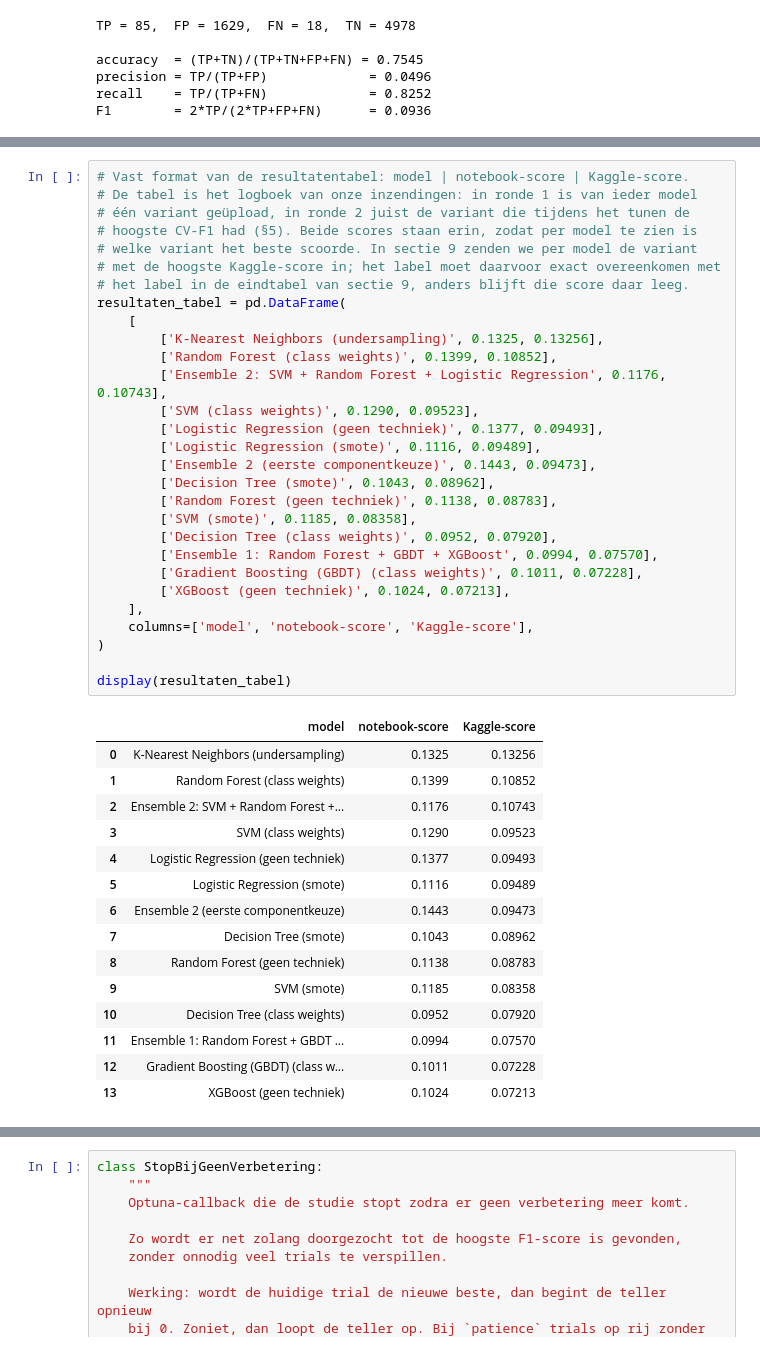
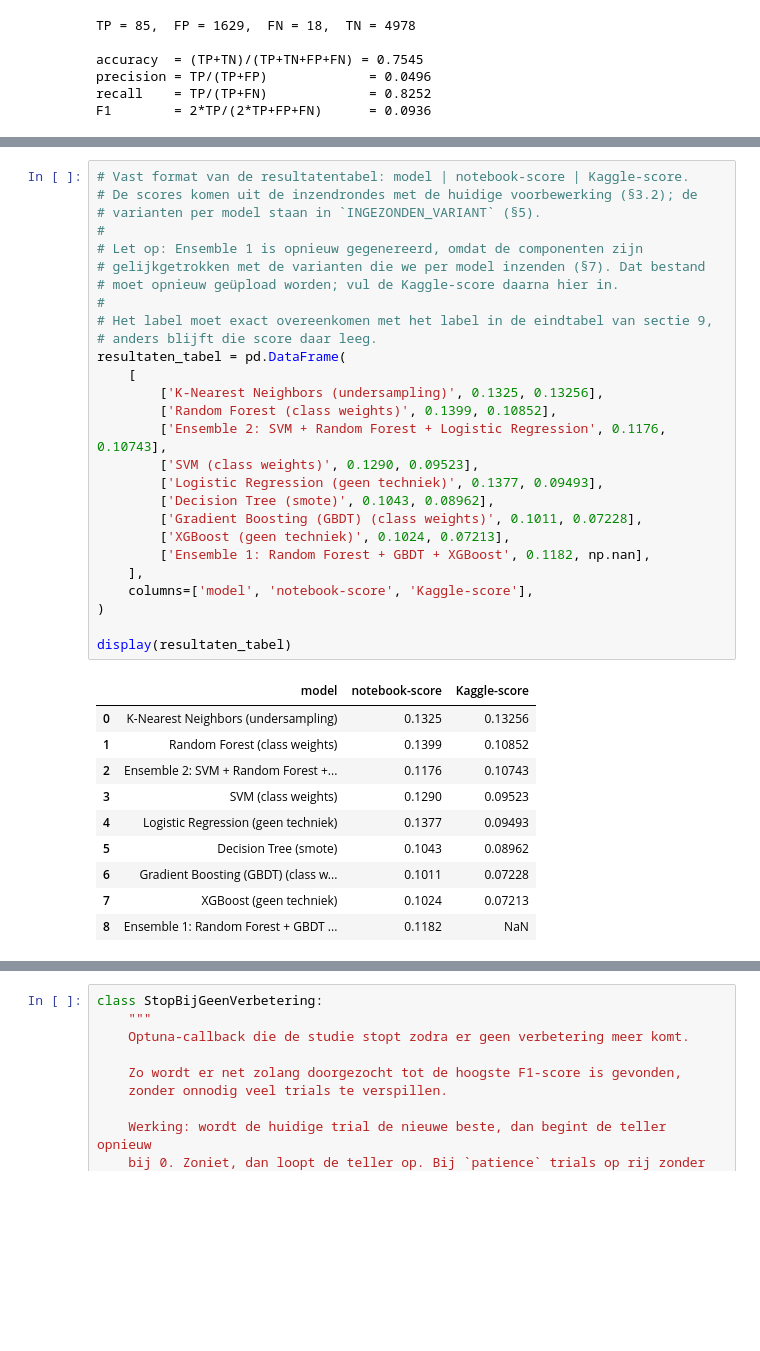
Before and after one commit to Artheriax/Machine-learning-3, a Jupyter notebook: Merged/Main.ipynb, the cells around one changed output, grey strips where cells are left out. Drawn from its saved outputs; the diff is of its cells as text; blank space fills up the shorter version.

```diff
--- a/Merged/Main.ipynb
+++ b/Merged/Main.ipynb
@@ -590,48 +611,41 @@ sectie 9 staat per model welke variant we uiteindelijk inzenden en wat de conclu
 # %%
 # Vast format van de resultatentabel: model | notebook-score | Kaggle-score.
-# De tabel is het logboek van onze inzendingen: in ronde 1 is van ieder model
-# één variant geüpload, in ronde 2 juist de variant die tijdens het tunen de
-# hoogste CV-F1 had (§5). Beide scores staan erin, zodat per model te zien is
-# welke variant het beste scoorde. In sectie 9 zenden we per model de variant
-# met de hoogste Kaggle-score in; het label moet daarvoor exact overeenkomen met
-# het label in de eindtabel van sectie 9, anders blijft die score daar leeg.
+# De scores komen uit de inzendrondes met de huidige voorbewerking (§3.2); de
+# varianten per model staan in `INGEZONDEN_VARIANT` (§5).
+#
+# Let op: Ensemble 1 is opnieuw gegenereerd, omdat de componenten zijn
+# gelijkgetrokken met de varianten die we per model inzenden (§7). Dat bestand
+# moet opnieuw geüpload worden; vul de Kaggle-score daarna hier in.
+#
+# Het label moet exact overeenkomen met het label in de eindtabel van sectie 9,
+# anders blijft die score daar leeg.
 resultaten_tabel = pd.DataFrame(
     [
         ['K-Nearest Neighbors (undersampling)', 0.1325, 0.13256],
         ['Random Forest (class weights)', 0.1399, 0.10852],
         ['Ensemble 2: SVM + Random Forest + Logistic Regression', 0.1176, 0.10743],
         ['SVM (class weights)', 0.1290, 0.09523],
         ['Logistic Regression (geen techniek)', 0.1377, 0.09493],
-        ['Logistic Regression (smote)', 0.1116, 0.09489],
-        ['Ensemble 2 (eerste componentkeuze)', 0.1443, 0.09473],
         ['Decision Tree (smote)', 0.1043, 0.08962],
-        ['Random Forest (geen techniek)', 0.1138, 0.08783],
-        ['SVM (smote)', 0.1185, 0.08358],
-        ['Decision Tree (class weights)', 0.0952, 0.07920],
-        ['Ensemble 1: Random Forest + GBDT + XGBoost', 0.0994, 0.07570],
         ['Gradient Boosting (GBDT) (class weights)', 0.1011, 0.07228],
         ['XGBoost (geen techniek)', 0.1024, 0.07213],
+        ['Ensemble 1: Random Forest + GBDT + XGBoost', 0.1182, np.nan],
     ],
     columns=['model', 'notebook-score', 'Kaggle-score'],
 )
 
 display(resultaten_tabel)
 # %% [output]
 |  | model | notebook-score | Kaggle-score |
 | 0 | K-Nearest Neighbors (undersampling) | 0.1325 | 0.13256 |
 | 1 | Random Forest (class weights) | 0.1399 | 0.10852 |
 | 2 | Ensemble 2: SVM + Random Forest +... | 0.1176 | 0.10743 |
 | 3 | SVM (class weights) | 0.1290 | 0.09523 |
 | 4 | Logistic Regression (geen techniek) | 0.1377 | 0.09493 |
-| 5 | Logistic Regression (smote) | 0.1116 | 0.09489 |
-| 6 | Ensemble 2 (eerste componentkeuze) | 0.1443 | 0.09473 |
-| 7 | Decision Tree (smote) | 0.1043 | 0.08962 |
-| 8 | Random Forest (geen techniek) | 0.1138 | 0.08783 |
-| 9 | SVM (smote) | 0.1185 | 0.08358 |
-| 10 | Decision Tree (class weights) | 0.0952 | 0.07920 |
-| 11 | Ensemble 1: Random Forest + GBDT ... | 0.0994 | 0.07570 |
-| 12 | Gradient Boosting (GBDT) (class w... | 0.1011 | 0.07228 |
-| 13 | XGBoost (geen techniek) | 0.1024 | 0.07213 |
+| 5 | Decision Tree (smote) | 0.1043 | 0.08962 |
+| 6 | Gradient Boosting (GBDT) (class w... | 0.1011 | 0.07228 |
+| 7 | XGBoost (geen techniek) | 0.1024 | 0.07213 |
+| 8 | Ensemble 1: Random Forest + GBDT ... | 0.1182 | NaN |
 # %% [markdown]
 ## 5. Modeltraining: vaste werkwijze voor alle modellen
 
```
Also changed, not shown: parts of 20 cells of this notebook, 1 other file.
